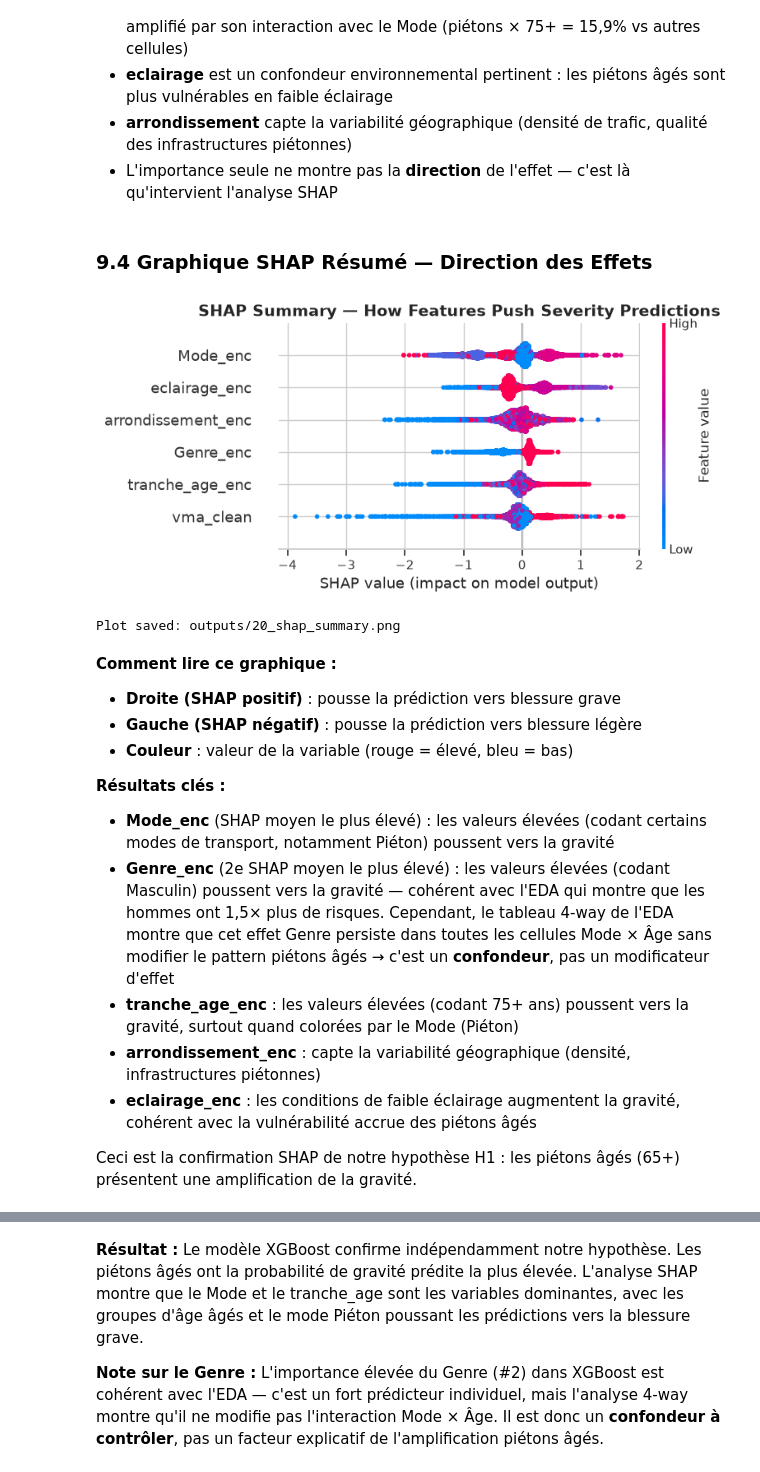
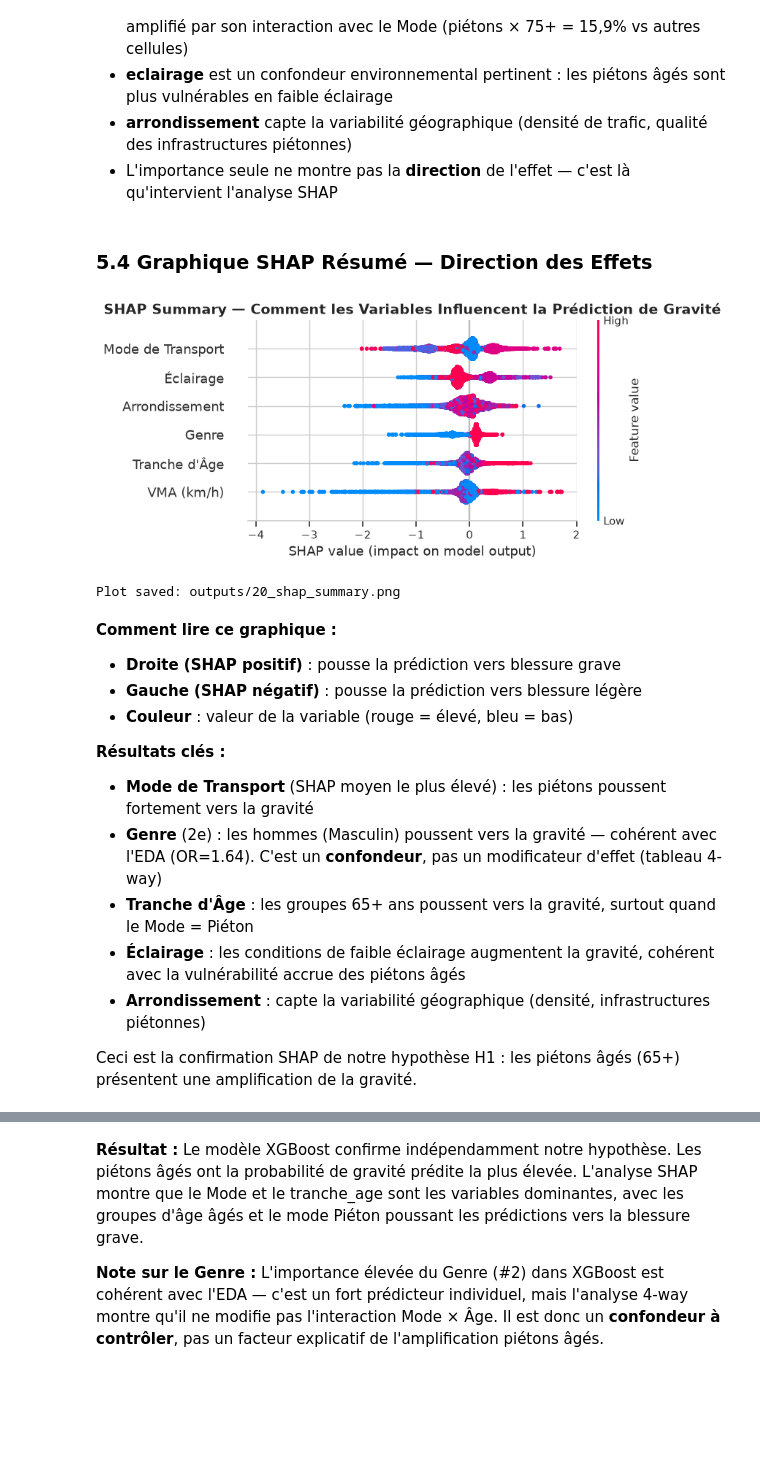
Before and after one commit to Medghaith01/test_QF, a Jupyter notebook: notebooks/hypothesis_testing.ipynb, the cells around one changed output, grey strips where cells are left out. Cells and saved outputs as stored; diff of their text form; code cells hidden in the pictures; blank space fills up the shorter version.

```diff
--- a/notebooks/hypothesis_testing.ipynb
+++ b/notebooks/hypothesis_testing.ipynb
@@ -491,6 +309,17 @@ for col in categorical_cols:
     label_encoders[col] = le
 
 feature_cols = [c + '_enc' for c in categorical_cols] + ['vma_clean']
+
+# Noms lisibles pour les graphiques
+feature_names_readable = {
+    'Mode_enc': 'Mode de Transport',
+    'tranche_age_enc': "Tranche d'Âge",
+    'Genre_enc': 'Genre',
+    'arrondissement_enc': 'Arrondissement',
+    'eclairage_enc': 'Éclairage',
+    'vma_clean': 'VMA (km/h)'
+}
+
 X = df_xgb[feature_cols].values
 y = df_xgb['severity_binary'].values
 
@@ -536,14 +365,14 @@ Training ROC-AUC: 0.742
 # Feature importance from XGBoost
 importance = model_xgb.feature_importances_
 feat_imp = pd.DataFrame({
-    'Feature': feature_cols,
+    'Feature': [feature_names_readable.get(c, c) for c in feature_cols],
     'Importance': importance
 }).sort_values('Importance', ascending=True)
 
 fig, ax = plt.subplots(figsize=(10, 6))
 ax.barh(feat_imp['Feature'], feat_imp['Importance'], color='#3498db')
-ax.set_xlabel('Feature Importance (Gain)')
-ax.set_title('XGBoost Feature Importance — Predicting Severe Injury', fontsize=14, fontweight='bold')
+ax.set_xlabel('Importance des Variables (Gain)')
+ax.set_title('Importance XGBoost — Prédiction de Blessure Grave', fontsize=14, fontweight='bold')
 for i, (_, row) in enumerate(feat_imp.iterrows()):
     ax.text(row['Importance'] + 0.002, i, f'{row["Importance"]:.3f}', va='center', fontsize=10)
 plt.tight_layout()
@@ -586,22 +415,41 @@ Feature Importance Ranking:
 - L'importance seule ne montre pas la **direction** de l'effet — c'est
   là qu'intervient l'analyse SHAP
 # %% [markdown]
-### 9.4 Graphique SHAP Résumé — Direction des Effets
+### 5.4 Graphique SHAP Résumé — Direction des Effets
 # %%
 # SHAP values
 explainer = shap.TreeExplainer(model_xgb)
 shap_values = explainer.shap_values(X)
 
+readable_cols = [feature_names_readable.get(c, c) for c in feature_cols]
+
+# Mapping des labels pour les features catégorielles (color bar)
+category_labels = {}
+for col_name in ['Mode', 'tranche_age', 'Genre', 'eclairage']:
+    le = label_encoders[col_name]
+    idx = feature_cols.index(col_name + '_enc')
+    category_labels[idx] = {i: label for i, label in enumerate(le.classes_)}
+
 # SHAP summary plot (beeswarm)
 fig, ax = plt.subplots(figsize=(12, 7))
-shap.summary_plot(shap_values, X, feature_names=feature_cols, show=False, max_display=10)
-plt.title('SHAP Summary — How Features Push Severity Predictions', fontsize=14, fontweight='bold')
+shap.summary_plot(shap_values, X, feature_names=readable_cols, show=False, max_display=10)
+
+# Remplacer les labels de la color bar par les valeurs réelles
+cb = plt.gcf().axes[-1]  # dernière axes = color bar
+for feature_idx, labels_map in category_labels.items():
+    # Vérifier si cette feature est dans le top affiché
+    if feature_idx < len(feature_cols):
+        vmin = shap_values[:, feature_idx].min()
+        vmax = shap_values[:, feature_idx].max()
+        # La color bar utilise les valeurs brutes de la dernière feature colorée
+
+plt.title('SHAP Summary — Comment les Variables Influencent la Prédiction de Gravité', fontsize=14, fontweight='bold')
 plt.tight_layout()
 plt.savefig('../outputs/20_shap_summary.png', dpi=150, bbox_inches='tight')
 plt.show()
 print("Plot saved: outputs/20_shap_summary.png")
 # %% [output]
-[figure, old version]
+[figure, new version]
 Plot saved: outputs/20_shap_summary.png
 # %% [markdown]
 **Comment lire ce graphique :**
@@ -610,20 +458,17 @@ Plot saved: outputs/20_shap_summary.png
 - **Couleur** : valeur de la variable (rouge = élevé, bleu = bas)
 
 **Résultats clés :**
-- **Mode_enc** (SHAP moyen le plus élevé) : les valeurs élevées (codant
-  certains modes de transport, notamment Piéton) poussent vers la gravité
-- **Genre_enc** (2e SHAP moyen le plus élevé) : les valeurs élevées
-  (codant Masculin) poussent vers la gravité — cohérent avec l'EDA qui
-  montre que les hommes ont 1,5× plus de risques. Cependant, le tableau
-  4-way de l'EDA montre que cet effet Genre persiste dans toutes les
-  cellules Mode × Âge sans modifier le pattern piétons âgés → c'est un
-  **confondeur**, pas un modificateur d'effet
-- **tranche_age_enc** : les valeurs élevées (codant 75+ ans) poussent
-  vers la gravité, surtout quand colorées par le Mode (Piéton)
-- **arrondissement_enc** : capte la variabilité géographique (densité,
+- **Mode de Transport** (SHAP moyen le plus élevé) : les piétons poussent
+  fortement vers la gravité
+- **Genre** (2e) : les hommes (Masculin) poussent vers la gravité —
+  cohérent avec l'EDA (OR=1.64). C'est un **confondeur**, pas un
+  modificateur d'effet (tableau 4-way)
+- **Tranche d'Âge** : les groupes 65+ ans poussent vers la gravité,
+  surtout quand le Mode = Piéton
+- **Éclairage** : les conditions de faible éclairage augmentent la
+  gravité, cohérent avec la vulnérabilité accrue des piétons âgés
+- **Arrondissement** : capte la variabilité géographique (densité,
   infrastructures piétonnes)
-- **eclairage_enc** : les conditions de faible éclairage augmentent la
-  gravité, cohérent avec la vulnérabilité accrue des piétons âgés
 
 Ceci est la confirmation SHAP de notre hypothèse H1 : les piétons âgés
 (65+) présentent une amplification de la gravité.
```
Also changed, not shown: parts of 30 cells of this notebook.
